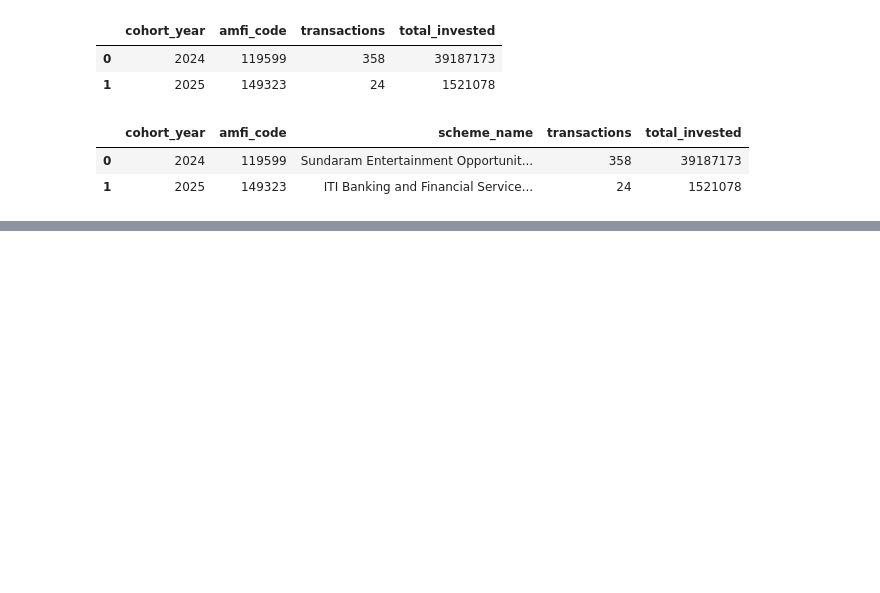
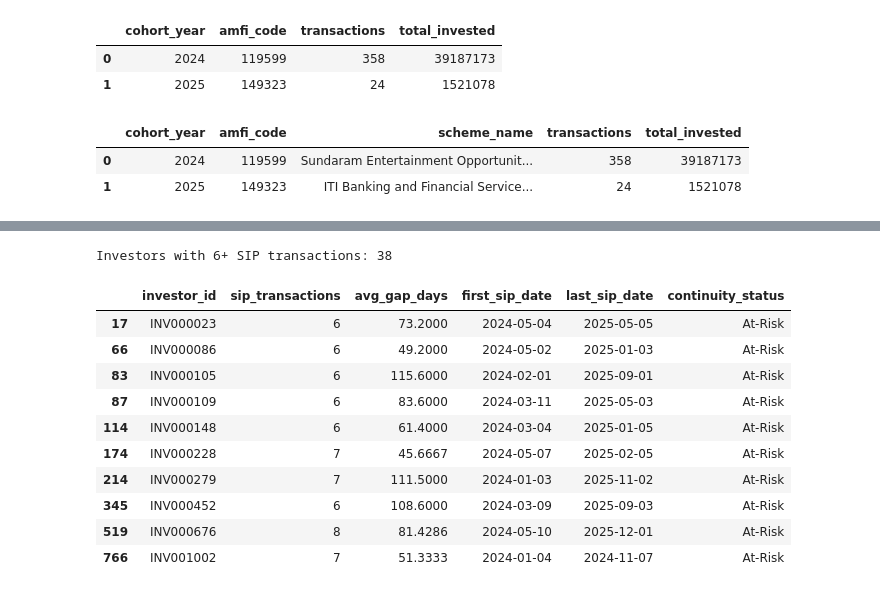
Before and after one commit to VANSHxGIT/CapstoneProject.Mutual_Fund_Analysis, a Jupyter notebook: notebooks/Advanced_Analytics.ipynb, the cells around one changed output, grey strips where cells are left out. Drawn from its saved outputs; the diff is of its cells as text; code cells hidden in the pictures; blank space fills up the shorter version.

```diff
--- a/notebooks/Advanced_Analytics.ipynb
+++ b/notebooks/Advanced_Analytics.ipynb
@@ -777,0 +832,24 @@ top_fund_by_cohort[
+# %%
+# Calculate gap between consecutive SIP transactions
+sip_investor["gap_days"] = (
+    sip_investor
+    .groupby("investor_id")["transaction_date"]
+    .diff()
+    .dt.days
+)
+
+# Calculate SIP transaction statistics per investor
+sip_continuity = (
+    sip_investor
+    .groupby("investor_id")
+    .agg(
+        sip_transactions=("transaction_date", "count"),
+        avg_gap_days=("gap_days", "mean"),
+        first_sip_date=("transaction_date", "min"),
+        last_sip_date=("transaction_date", "max")
+    )
+    .reset_index()
+)
+
+print(sip_continuity.head())
+print("Total investors:", len(sip_continuity))
@@ -777,0 +864,33 @@ top_fund_by_cohort[
+# %%
+# Keep investors with at least 6 SIP transactions
+sip_continuity_6plus = sip_continuity[
+    sip_continuity["sip_transactions"] >= 6
+].copy()
+
+print(
+    "Investors with 6+ SIP transactions:",
+    len(sip_continuity_6plus)
+)
+# %% [output]
+Investors with 6+ SIP transactions: 38
+# %%
+# Flag investors with average SIP gap > 35 days
+sip_continuity_6plus["continuity_status"] = np.where(
+    sip_continuity_6plus["avg_gap_days"] > 35,
+    "At-Risk",
+    "Consistent"
+)
+
+sip_continuity_6plus.head(10)
+# %% [output]
+|  | investor_id | sip_transactions | avg_gap_days | first_sip_date | last_sip_date | continuity_status |
+| 17 | INV000023 | 6 | 73.2000 | 2024-05-04 | 2025-05-05 | At-Risk |
+| 66 | INV000086 | 6 | 49.2000 | 2024-05-02 | 2025-01-03 | At-Risk |
+| 83 | INV000105 | 6 | 115.6000 | 2024-02-01 | 2025-09-01 | At-Risk |
+| 87 | INV000109 | 6 | 83.6000 | 2024-03-11 | 2025-05-03 | At-Risk |
+| 114 | INV000148 | 6 | 61.4000 | 2024-03-04 | 2025-01-05 | At-Risk |
+| 174 | INV000228 | 7 | 45.6667 | 2024-05-07 | 2025-02-05 | At-Risk |
+| 214 | INV000279 | 7 | 111.5000 | 2024-01-03 | 2025-11-02 | At-Risk |
+| 345 | INV000452 | 6 | 108.6000 | 2024-03-09 | 2025-09-03 | At-Risk |
+| 519 | INV000676 | 8 | 81.4286 | 2024-05-10 | 2025-12-01 | At-Risk |
+| 766 | INV001002 | 7 | 51.3333 | 2024-01-04 | 2024-11-07 | At-Risk |
```
Also changed, not shown: parts of 8 cells of this notebook, 1 other file.
